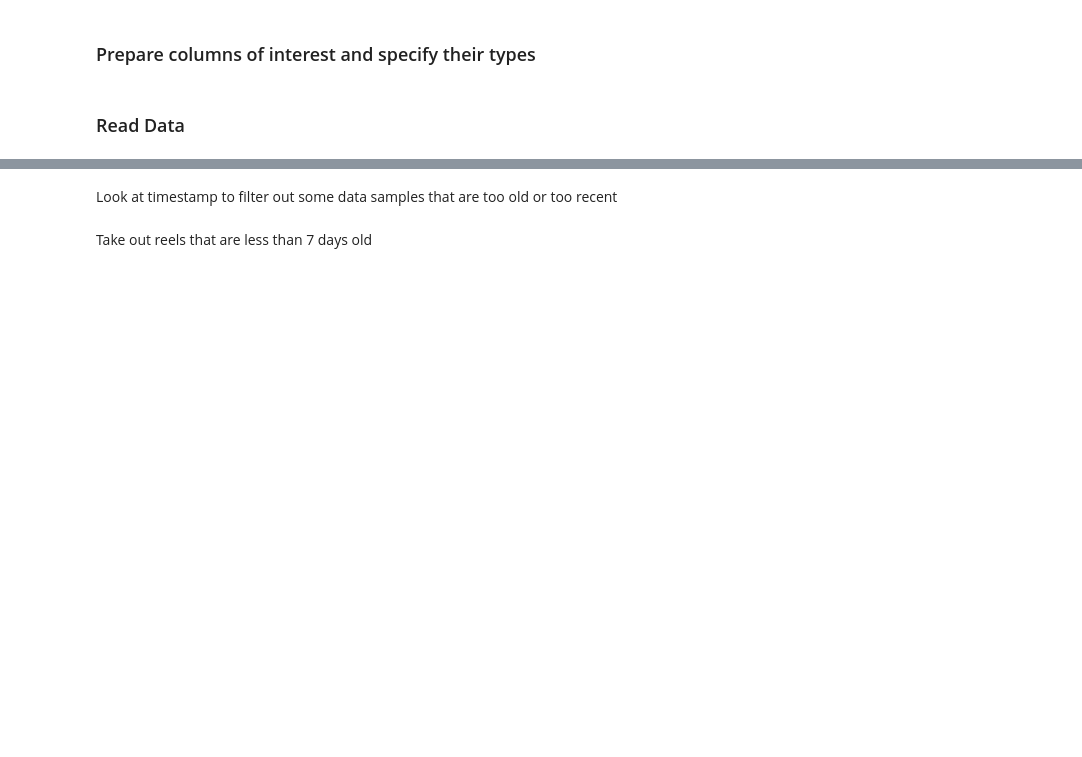
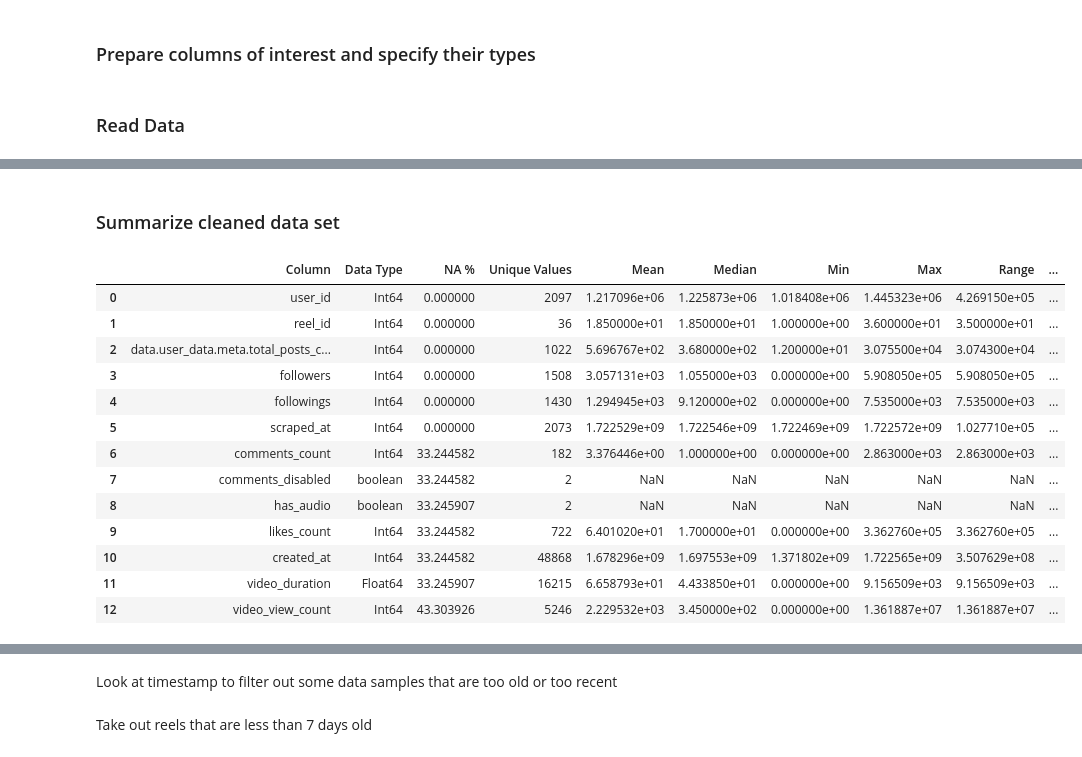
Before and after one commit to Mirrien-Liang/posting-time-impact-analysis, a Jupyter notebook: notebooks/data_cleaning.ipynb, the cells around one changed output, grey strips where cells are left out. Saved outputs shown, nothing was run; the diff lists cells and outputs as text; code cells hidden in the pictures; blank space fills up the shorter version.

```diff
--- a/notebooks/data_cleaning.ipynb
+++ b/notebooks/data_cleaning.ipynb
@@ -90,0 +203,49 @@ cleaned_data = cleaned_data.dropna()
+# %% [markdown]
+### Summarize cleaned data set
+# %%
+def summarize_dataframe(df: pd.DataFrame) -> pd.DataFrame:
+    summary = []
+    for col in df.columns:
+        column_data = df[col]
+        col_summary = {
+            "Column": col,
+            "Data Type": column_data.dtype,
+            "NA %": column_data.isna().mean() * 100,
+            "Unique Values": column_data.nunique(),
+            "Mean": column_data.mean() if column_data.dtype in [pd.Int64Dtype(), pd.Float64Dtype()] else None,
+            "Median": column_data.median() if column_data.dtype in [pd.Int64Dtype(), pd.Float64Dtype()] else None,
+            "Min": column_data.min() if column_data.dtype in [pd.Int64Dtype(), pd.Float64Dtype()] else None,
+            "Max": column_data.max() if column_data.dtype in [pd.Int64Dtype(), pd.Float64Dtype()] else None,
+            "Range": (column_data.max() - column_data.min()) if column_data.dtype in [pd.Int64Dtype(), pd.Float64Dtype()] else None,
+            "Top Frequency": column_data.value_counts().iloc[0] if not column_data.isna().all() else None,
+        }
+
+        # Handle boolean columns
+        if column_data.dtype == pd.BooleanDtype():
+            true_count = column_data.sum()
+            false_count = len(column_data) - column_data.isna().sum() - true_count
+            col_summary["True Count"] = true_count
+            col_summary["False Count"] = false_count
+            col_summary["True %"] = (true_count / (true_count + false_count)) * 100
+            col_summary["False %"] = (false_count / (true_count + false_count)) * 100
+        summary.append(col_summary)
+
+    return pd.DataFrame(summary)
+
+# Get summary
+summarize_dataframe(transformed)
+# %% [output]
+|  | Column | Data Type | NA % | Unique Values | Mean | Median | Min | Max | Range | ... |
+| 0 | user_id | Int64 | 0.000000 | 2097 | 1.217096e+06 | 1.225873e+06 | 1.018408e+06 | 1.445323e+06 | 4.269150e+05 | ... |
+| 1 | reel_id | Int64 | 0.000000 | 36 | 1.850000e+01 | 1.850000e+01 | 1.000000e+00 | 3.600000e+01 | 3.500000e+01 | ... |
+| 2 | data.user_data.meta.total_posts_c... | Int64 | 0.000000 | 1022 | 5.696767e+02 | 3.680000e+02 | 1.200000e+01 | 3.075500e+04 | 3.074300e+04 | ... |
+| 3 | followers | Int64 | 0.000000 | 1508 | 3.057131e+03 | 1.055000e+03 | 0.000000e+00 | 5.908050e+05 | 5.908050e+05 | ... |
+| 4 | followings | Int64 | 0.000000 | 1430 | 1.294945e+03 | 9.120000e+02 | 0.000000e+00 | 7.535000e+03 | 7.535000e+03 | ... |
+| 5 | scraped_at | Int64 | 0.000000 | 2073 | 1.722529e+09 | 1.722546e+09 | 1.722469e+09 | 1.722572e+09 | 1.027710e+05 | ... |
+| 6 | comments_count | Int64 | 33.244582 | 182 | 3.376446e+00 | 1.000000e+00 | 0.000000e+00 | 2.863000e+03 | 2.863000e+03 | ... |
+| 7 | comments_disabled | boolean | 33.244582 | 2 | NaN | NaN | NaN | NaN | NaN | ... |
+| 8 | has_audio | boolean | 33.245907 | 2 | NaN | NaN | NaN | NaN | NaN | ... |
+| 9 | likes_count | Int64 | 33.244582 | 722 | 6.401020e+01 | 1.700000e+01 | 0.000000e+00 | 3.362760e+05 | 3.362760e+05 | ... |
+| 10 | created_at | Int64 | 33.244582 | 48868 | 1.678296e+09 | 1.697553e+09 | 1.371802e+09 | 1.722565e+09 | 3.507629e+08 | ... |
+| 11 | video_duration | Float64 | 33.245907 | 16215 | 6.658793e+01 | 4.433850e+01 | 0.000000e+00 | 9.156509e+03 | 9.156509e+03 | ... |
+| 12 | video_view_count | Int64 | 43.303926 | 5246 | 2.229532e+03 | 3.450000e+02 | 0.000000e+00 | 1.361887e+07 | 1.361887e+07 | ... |
```
Also changed, not shown: parts of 11 cells of this notebook.
